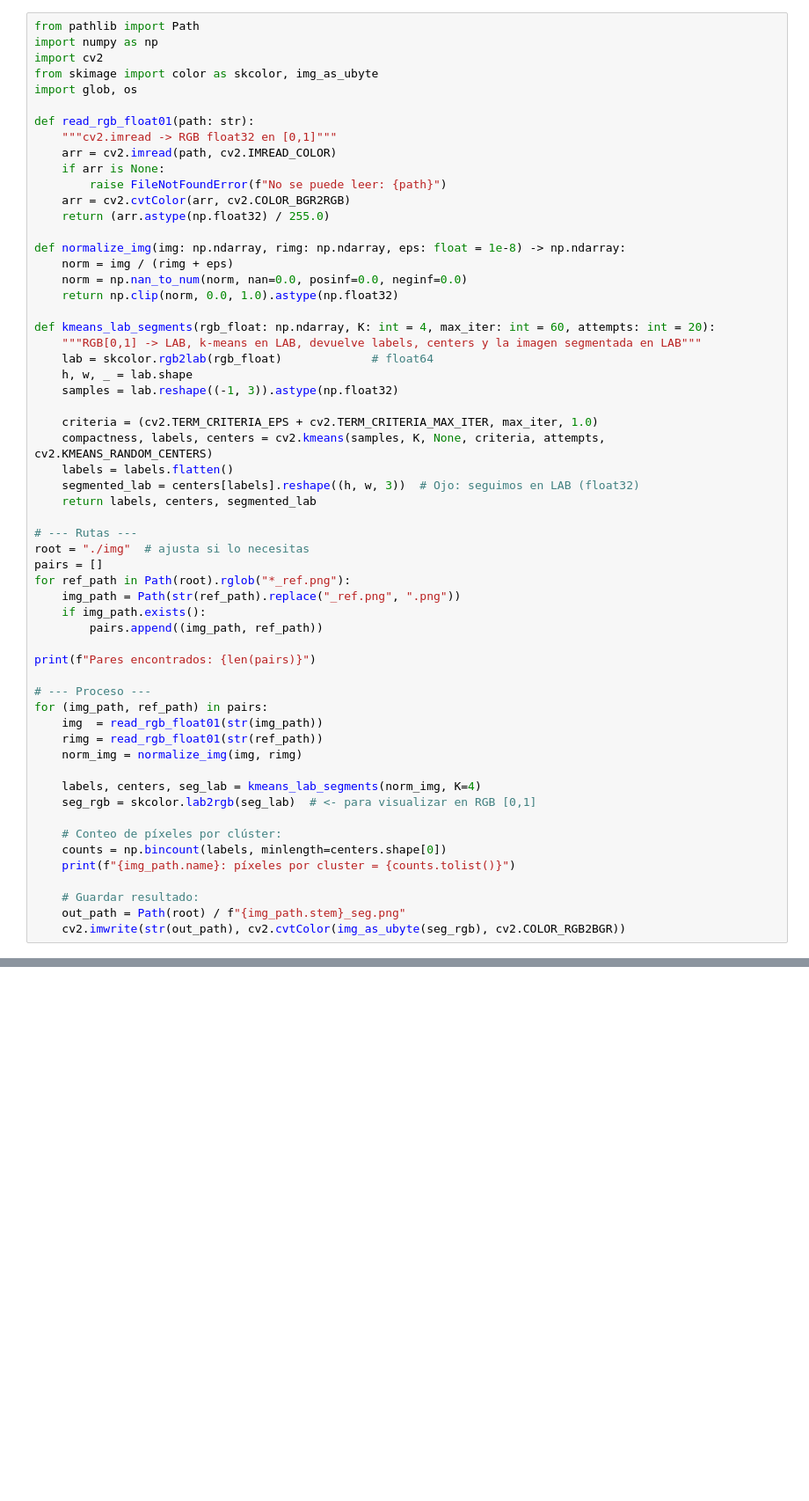
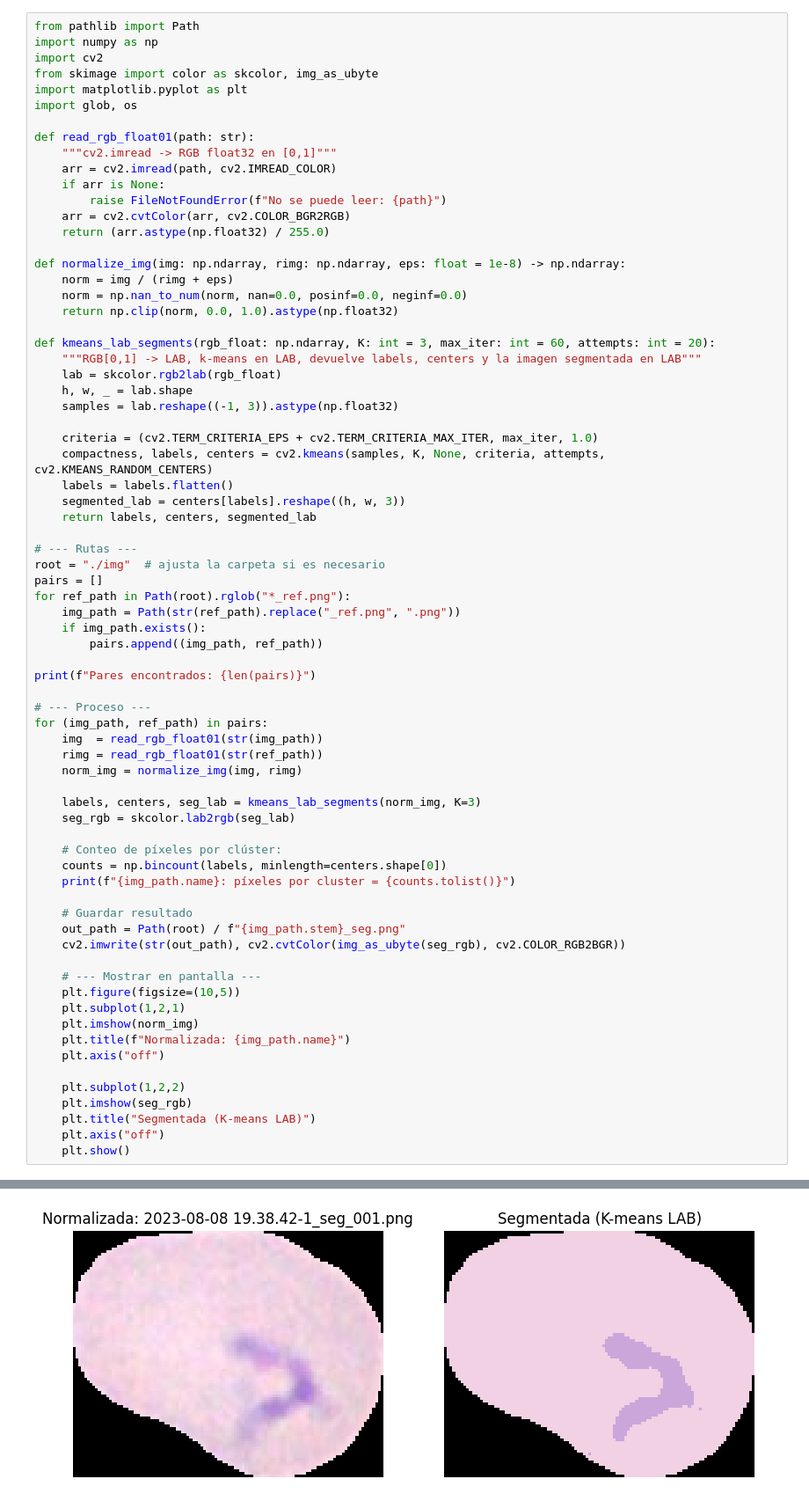
Before and after one commit to asegura4488/Malaria, a Jupyter notebook: Segmentacion/clusterinarreglado.ipynb, the cells around one changed output, grey strips where cells are left out. Shown: that part at 88% size. Drawn from its saved outputs; the diff is of its cells as text; blank space fills up the shorter version.

```diff
--- a/Segmentacion/clusterinarreglado.ipynb
+++ b/Segmentacion/clusterinarreglado.ipynb
@@ -3,6 +3,7 @@ from pathlib import Path
 import numpy as np
 import cv2
 from skimage import color as skcolor, img_as_ubyte
+import matplotlib.pyplot as plt
 import glob, os
 
 def read_rgb_float01(path: str):
@@ -18,20 +19,20 @@ def normalize_img(img: np.ndarray, rimg: np.ndarray, eps: float = 1e-8) -> np.nd
     norm = np.nan_to_num(norm, nan=0.0, posinf=0.0, neginf=0.0)
     return np.clip(norm, 0.0, 1.0).astype(np.float32)
 
-def kmeans_lab_segments(rgb_float: np.ndarray, K: int = 4, max_iter: int = 60, attempts: int = 20):
+def kmeans_lab_segments(rgb_float: np.ndarray, K: int = 3, max_iter: int = 60, attempts: int = 20):
     """RGB[0,1] -> LAB, k-means en LAB, devuelve labels, centers y la imagen segmentada en LAB"""
-    lab = skcolor.rgb2lab(rgb_float)             # float64
+    lab = skcolor.rgb2lab(rgb_float)
     h, w, _ = lab.shape
     samples = lab.reshape((-1, 3)).astype(np.float32)
 
     criteria = (cv2.TERM_CRITERIA_EPS + cv2.TERM_CRITERIA_MAX_ITER, max_iter, 1.0)
     compactness, labels, centers = cv2.kmeans(samples, K, None, criteria, attempts, cv2.KMEANS_RANDOM_CENTERS)
     labels = labels.flatten()
-    segmented_lab = centers[labels].reshape((h, w, 3))  # Ojo: seguimos en LAB (float32)
+    segmented_lab = centers[labels].reshape((h, w, 3))
     return labels, centers, segmented_lab
 
 # --- Rutas ---
-root = "./img"  # ajusta si lo necesitas
+root = "./img"  # ajusta la carpeta si es necesario
 pairs = []
 for ref_path in Path(root).rglob("*_ref.png"):
     img_path = Path(str(ref_path).replace("_ref.png", ".png"))
@@ -46,15 +47,28 @@ for (img_path, ref_path) in pairs:
     rimg = read_rgb_float01(str(ref_path))
     norm_img = normalize_img(img, rimg)
 
-    labels, centers, seg_lab = kmeans_lab_segments(norm_img, K=4)
-    seg_rgb = skcolor.lab2rgb(seg_lab)  # <- para visualizar en RGB [0,1]
+    labels, centers, seg_lab = kmeans_lab_segments(norm_img, K=3)
+    seg_rgb = skcolor.lab2rgb(seg_lab)
 
     # Conteo de píxeles por clúster:
     counts = np.bincount(labels, minlength=centers.shape[0])
     print(f"{img_path.name}: píxeles por cluster = {counts.tolist()}")
 
-    # Guardar resultado:
+    # Guardar resultado
     out_path = Path(root) / f"{img_path.stem}_seg.png"
     cv2.imwrite(str(out_path), cv2.cvtColor(img_as_ubyte(seg_rgb), cv2.COLOR_RGB2BGR))
+
+    # --- Mostrar en pantalla ---
+    plt.figure(figsize=(10,5))
+    plt.subplot(1,2,1)
+    plt.imshow(norm_img)
+    plt.title(f"Normalizada: {img_path.name}")
+    plt.axis("off")
+
+    plt.subplot(1,2,2)
+    plt.imshow(seg_rgb)
+    plt.title("Segmentada (K-means LAB)")
+    plt.axis("off")
+    plt.show()
 # %% [output]
 Pares encontrados: 3
@@ -63,0 +76 @@ Pares encontrados: 3
+[figure, added]
```
Also changed, not shown: parts of 1 cell of this notebook.
